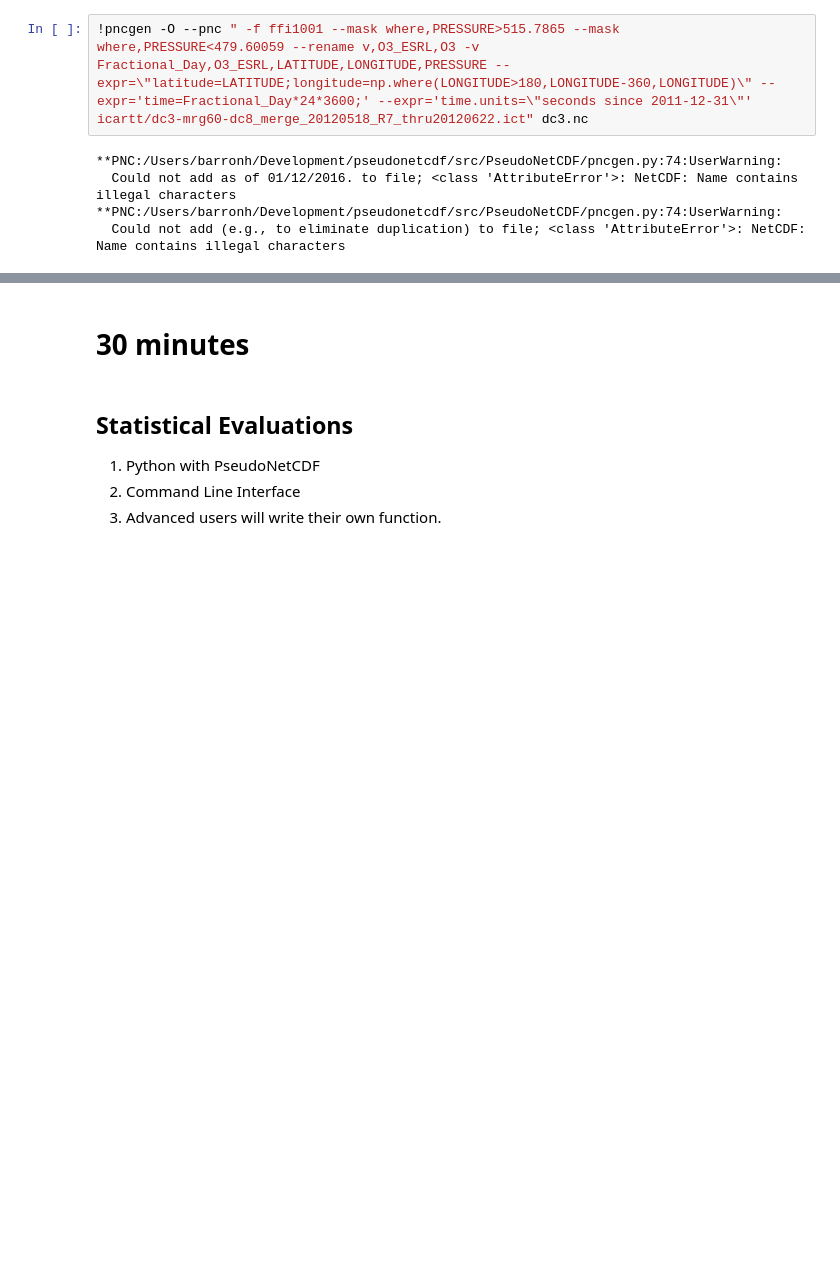
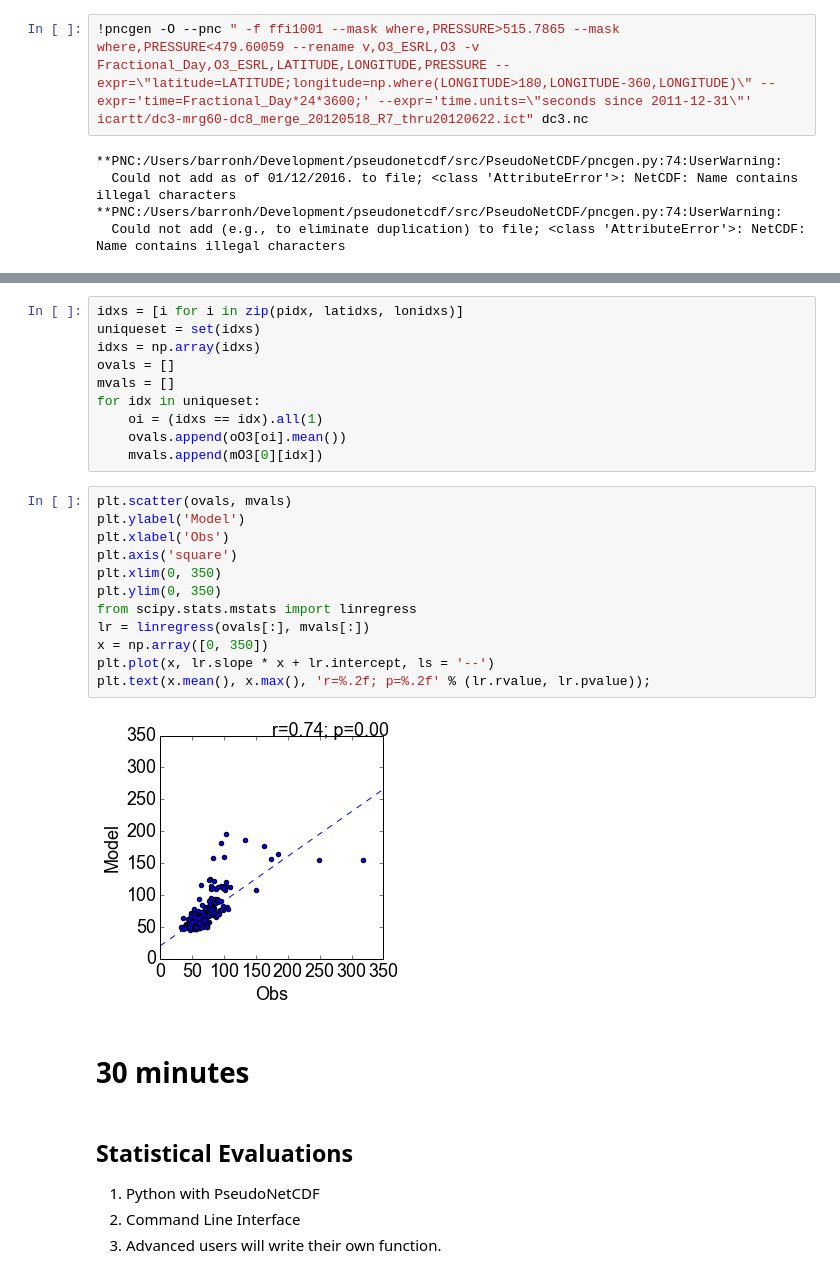
Before and after one commit to barronh/GCandPython, a Jupyter notebook: PNC_02Figures.ipynb, the cells around one changed output, grey strips where cells are left out. Cells and saved outputs as stored; diff of their text form; blank space fills up the shorter version.

```diff
--- a/PNC_02Figures.ipynb
+++ b/PNC_02Figures.ipynb
@@ -674,3 +795,27 @@ To impose your own order, use standard options (global options) and then use --
+# %%
+idxs = [i for i in zip(pidx, latidxs, lonidxs)]
+uniqueset = set(idxs)
+idxs = np.array(idxs)
+ovals = []
+mvals = []
+for idx in uniqueset:
+    oi = (idxs == idx).all(1)
+    ovals.append(oO3[oi].mean())
+    mvals.append(mO3[0][idx])
+# %%
+plt.scatter(ovals, mvals)
+plt.ylabel('Model')
+plt.xlabel('Obs')
+plt.axis('square')
+plt.xlim(0, 350)
+plt.ylim(0, 350)
+from scipy.stats.mstats import linregress
+lr = linregress(ovals[:], mvals[:])
+x = np.array([0, 350])
+plt.plot(x, lr.slope * x + lr.intercept, ls = '--')
+plt.text(x.mean(), x.max(), 'r=%.2f; p=%.2f' % (lr.rvalue, lr.pvalue));
+# %% [output]
+[figure, added]
 # %% [markdown]
 # 30 minutes
 # %% [markdown]
```
Also changed, not shown: parts of 40 cells of this notebook.
